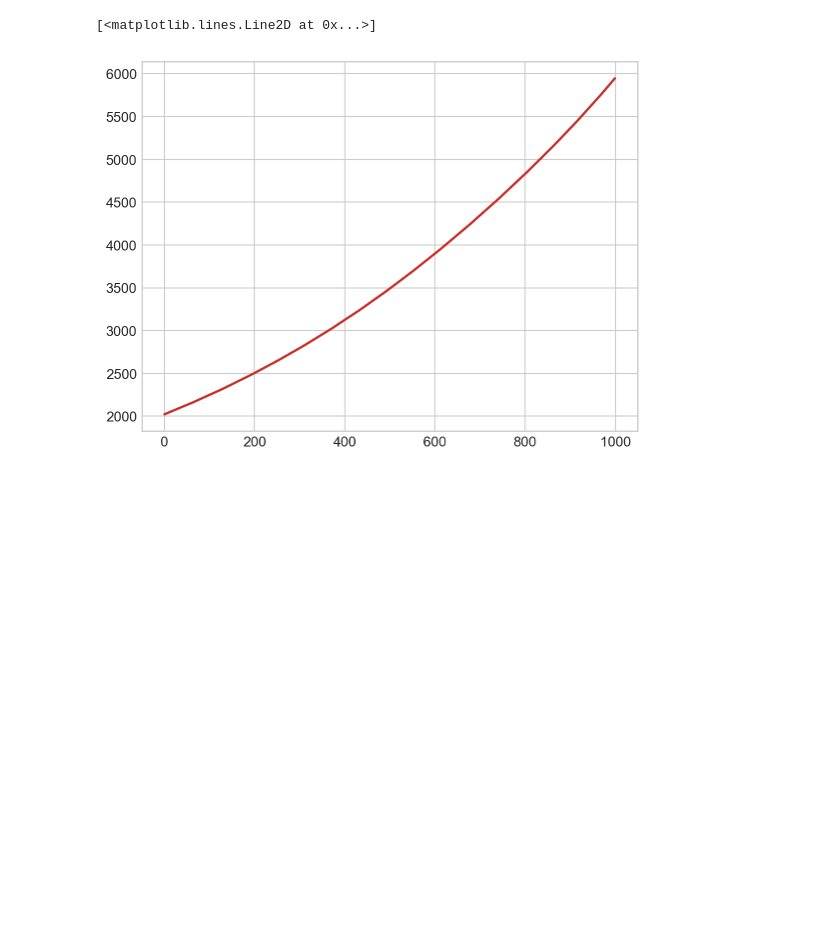
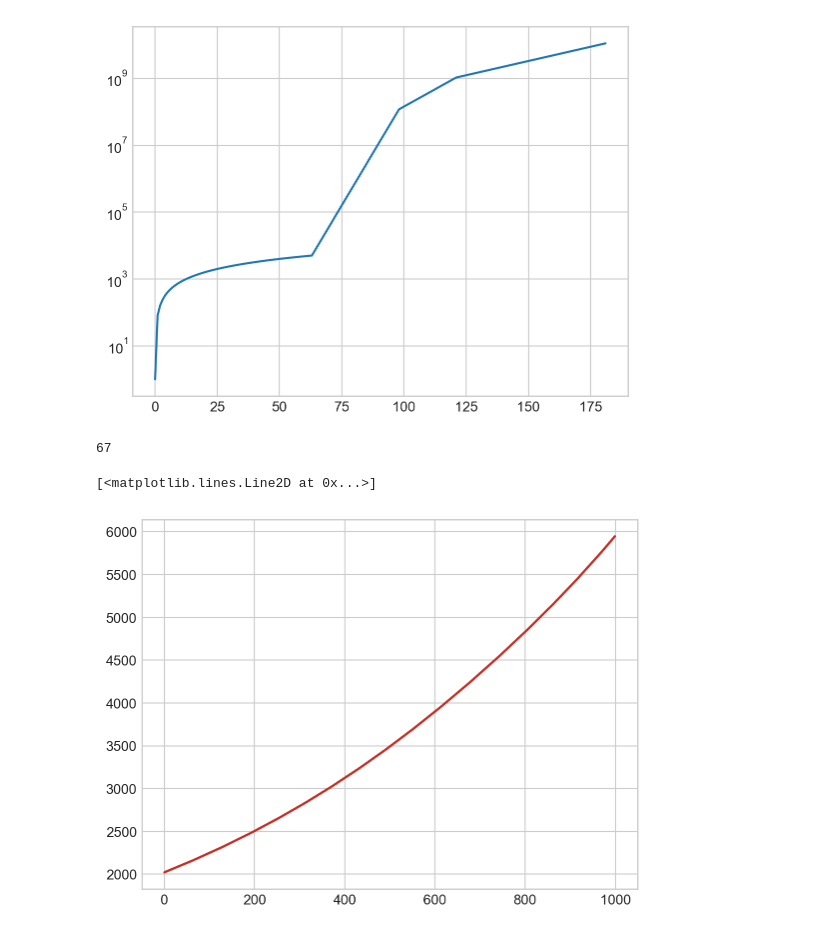
Before and after one commit to zhangjis/CMAPPER_rock, a Jupyter notebook: plot.ipynb, the cells around one changed output. Cells and saved outputs as stored; diff of their text form; code cells hidden in the pictures; blank space fills up the shorter version.

Commit message:
fix aesthetics except for plot title

```diff
--- a/plot.ipynb
+++ b/plot.ipynb
@@ -12,3 +10,28 @@ Populating the interactive namespace from numpy and matplotlib
+# %%
+save_t=[1.0]
+for i in range(1,182):
+    if save_t[i-1]<5000.0:
+        save_t.append(save_t[i-1]+80.0)
+    elif save_t[i-1]<1e8 and save_t[i-1]>=5000.0:
+        save_t.append(save_t[i-1]+int(save_t[i-1]/3.0))
+    elif save_t[i-1]>=1e8 and save_t[i-1]<1e9:
+        save_t.append(save_t[i-1]+int(save_t[i-1]/10.0))
+    else:
+        save_t.append(save_t[i-1]+int(save_t[i-1]/25.0))
+# %%
+plot(save_t)
+plt.yscale('log')
+#for i in range(len(save_t)-1):
+#    if save_t[i]<1.2e10 and save_t[i+1]>=1.2e10:
+#        print(i)
+#        ind=i
+#save_t[ind+1]
+# %% [output]
+[figure, added]
+# %%
+len(results_foldername+'/image')
+# %% [output]
+67
 # %%
 d=np.loadtxt('EoS/mantle/T_liq_Py_1500GPa.txt')
 # %%
```
Also changed, not shown: parts of 7 cells of this notebook, 4 other files.
